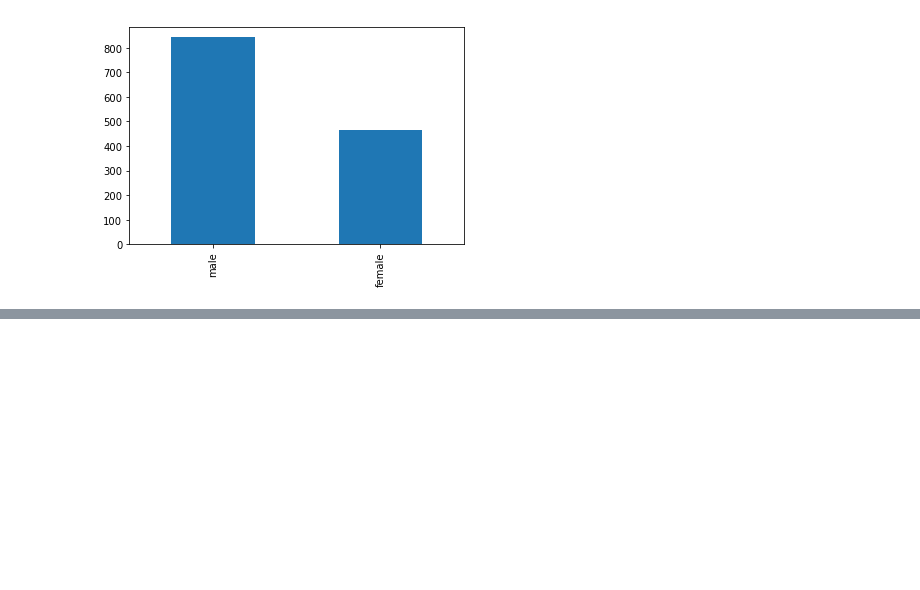
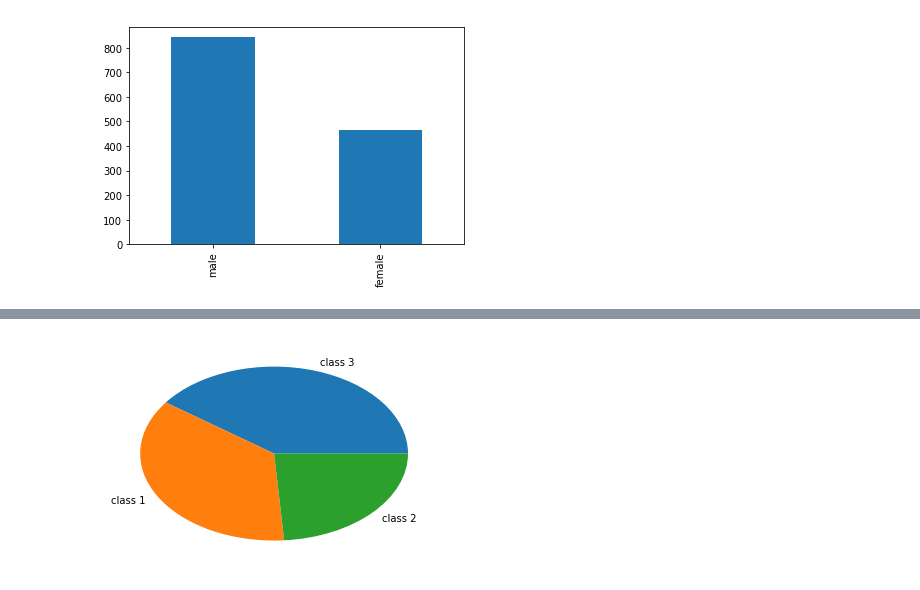
Before and after one commit to matthieuDev/ADA2017, a Jupyter notebook: 01 - Pandas and Data Wrangling/Homework 1.ipynb, the cells around one changed output, grey strips where cells are left out. Cells and saved outputs as stored; diff of their text form; code cells hidden in the pictures; blank space fills up the shorter version.

```diff
--- a/01 - Pandas and Data Wrangling/Homework 1.ipynb
+++ b/01 - Pandas and Data Wrangling/Homework 1.ipynb
@@ -304,0 +314,8 @@ Name: pclass, dtype: int64
+# %%
+#4. survivor by class
+plt.gcf().clear()
+classSurvivorTitanic = titanic[titanic.survived ==1]['pclass'].dropna().value_counts()
+plt.pie(classSurvivorTitanic,labels=[ "class "  + str(x) for x in classTitanic.index.values])
+plt.show()
+# %% [output]
+[figure, added]
```
Also changed, not shown: parts of 7 cells of this notebook.
